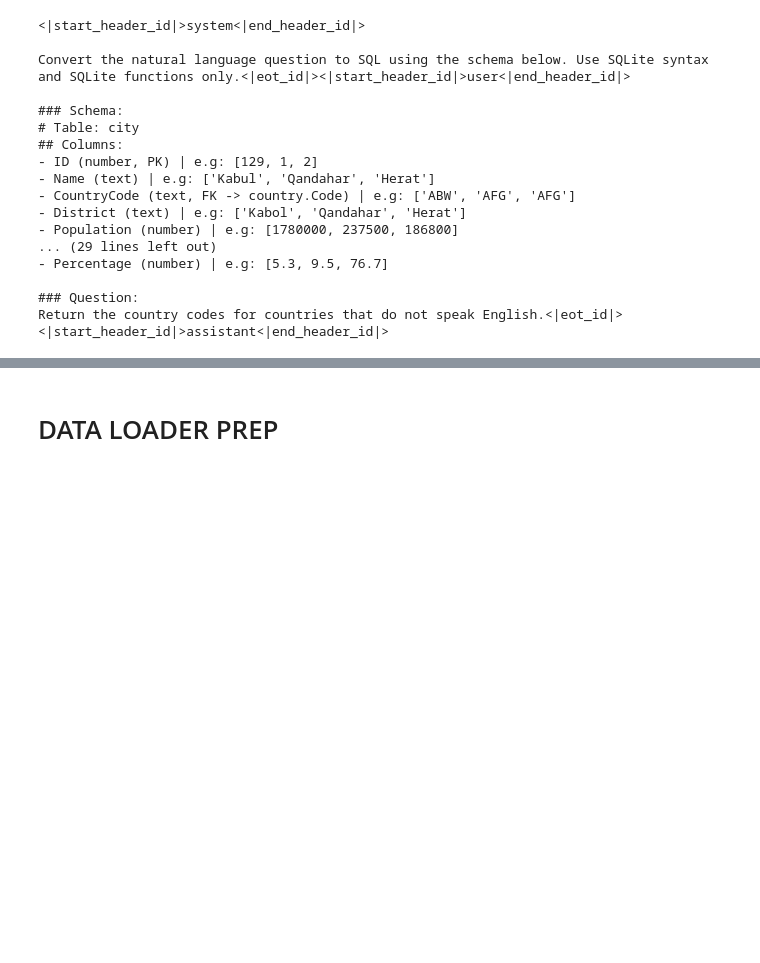
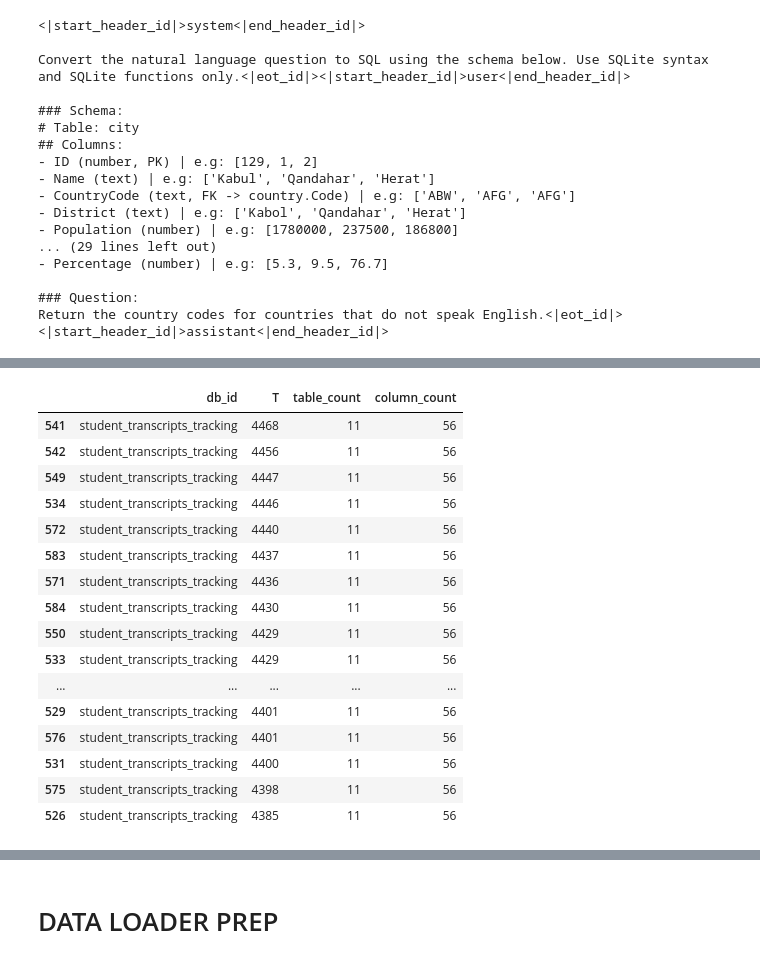
Before and after one commit to mehulpranay/ML_Framework, a Jupyter notebook: inference-notebook-for-question-to-sql-query.ipynb, the cells around one changed output, grey strips where cells are left out. Cells and saved outputs as stored; diff of their text form; code cells hidden in the pictures; blank space fills up the shorter version.

```diff
--- a/inference-notebook-for-question-to-sql-query.ipynb
+++ b/inference-notebook-for-question-to-sql-query.ipynb
@@ -370,0 +357,33 @@ filtered_sorted_df.head()
+# %%
+import re
+filtered_sorted_df['column_count'] = filtered_sorted_df['db_id'].apply(
+    lambda db_id: sum(
+        len(re.findall(r'^- ', block, re.MULTILINE))
+        for block in re.split(r'(?=# Table:)', schema_lookup[db_id]['augmented_schema'].strip())
+        if block.strip()
+    )
+)
+
+filtered_sorted_df['table_count'] = filtered_sorted_df['db_id'].apply(
+    lambda db_id: len(re.findall(r'^# Table:', schema_lookup[db_id]['augmented_schema'], re.MULTILINE))
+)
+
+filtered_sorted_df[['db_id', 'T', 'table_count', 'column_count']].head(20)
+# %% [output]
+|  | db_id | T | table_count | column_count |
+| 541 | student_transcripts_tracking | 4468 | 11 | 56 |
+| 542 | student_transcripts_tracking | 4456 | 11 | 56 |
+| 549 | student_transcripts_tracking | 4447 | 11 | 56 |
+| 534 | student_transcripts_tracking | 4446 | 11 | 56 |
+| 572 | student_transcripts_tracking | 4440 | 11 | 56 |
+| 583 | student_transcripts_tracking | 4437 | 11 | 56 |
+| 571 | student_transcripts_tracking | 4436 | 11 | 56 |
+| 584 | student_transcripts_tracking | 4430 | 11 | 56 |
+| 550 | student_transcripts_tracking | 4429 | 11 | 56 |
+| 533 | student_transcripts_tracking | 4429 | 11 | 56 |
+| ... | ... | ... | ... | ... |
+| 529 | student_transcripts_tracking | 4401 | 11 | 56 |
+| 576 | student_transcripts_tracking | 4401 | 11 | 56 |
+| 531 | student_transcripts_tracking | 4400 | 11 | 56 |
+| 575 | student_transcripts_tracking | 4398 | 11 | 56 |
+| 526 | student_transcripts_tracking | 4385 | 11 | 56 |
```
Also changed, not shown: parts of 27 cells of this notebook.
